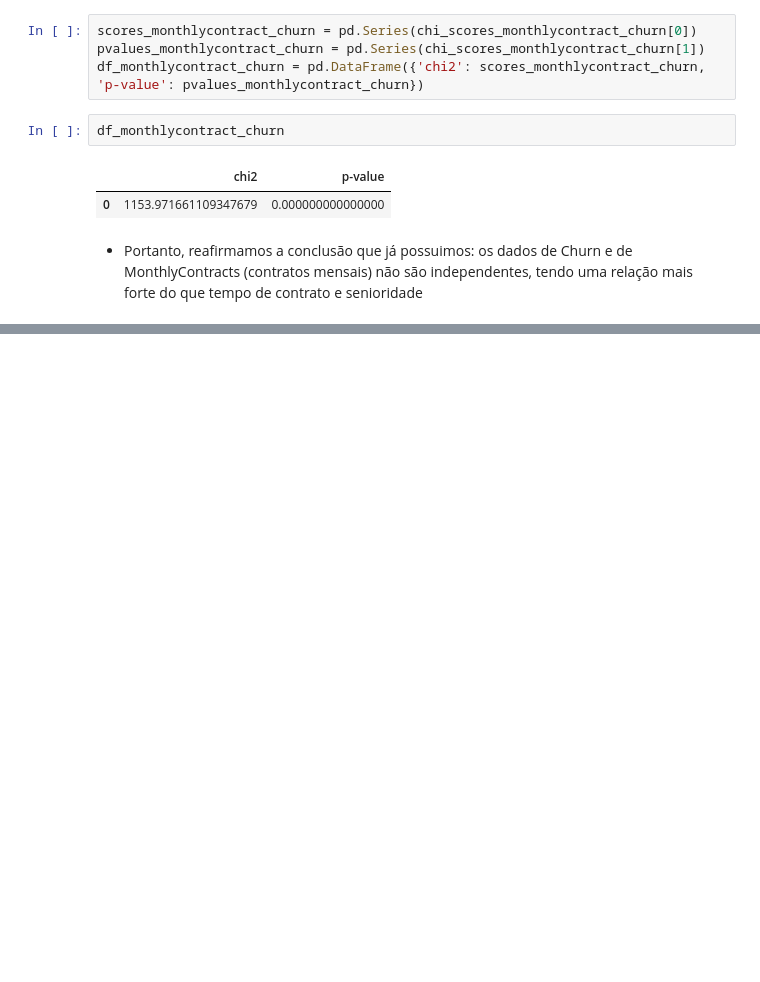
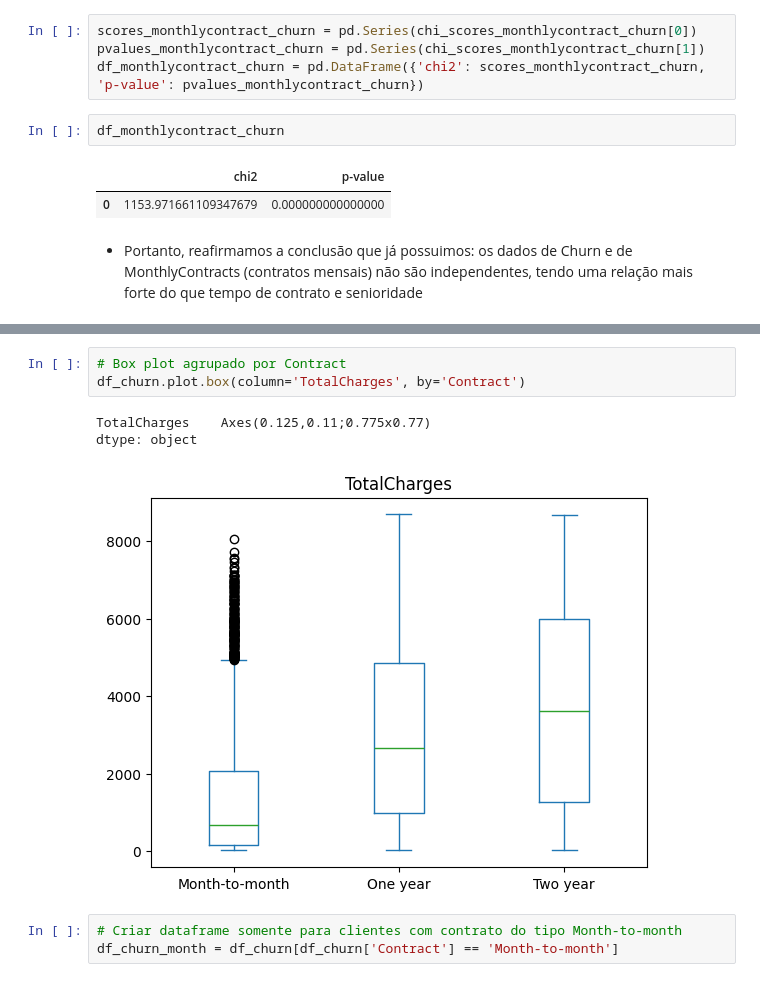
Before and after one commit to ivandersr/eda-churn, a Jupyter notebook: eda_churn.ipynb, the cells around one changed output, grey strips where cells are left out. Saved outputs shown, nothing was run; the diff lists cells and outputs as text; blank space fills up the shorter version.

```diff
--- a/eda_churn.ipynb
+++ b/eda_churn.ipynb
@@ -837,0 +869,10 @@ df_monthlycontract_churn
+# %%
+# Box plot agrupado por Contract
+df_churn.plot.box(column='TotalCharges', by='Contract')
+# %% [output]
+TotalCharges    Axes(0.125,0.11;0.775x0.77)
+dtype: object
+[figure, added]
+# %%
+# Criar dataframe somente para clientes com contrato do tipo Month-to-month
+df_churn_month = df_churn[df_churn['Contract'] == 'Month-to-month']
```
Also changed, not shown: parts of 12 cells of this notebook.
